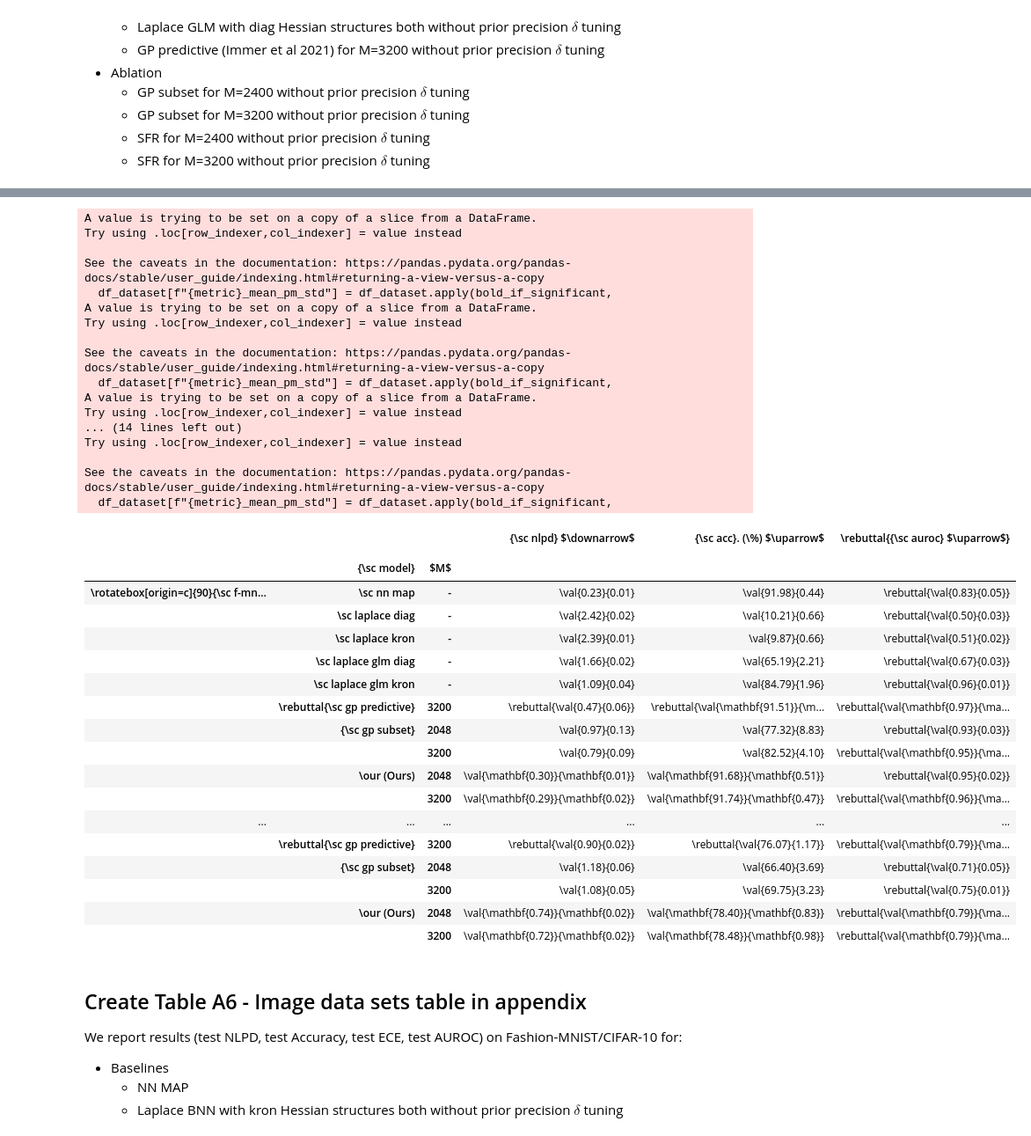
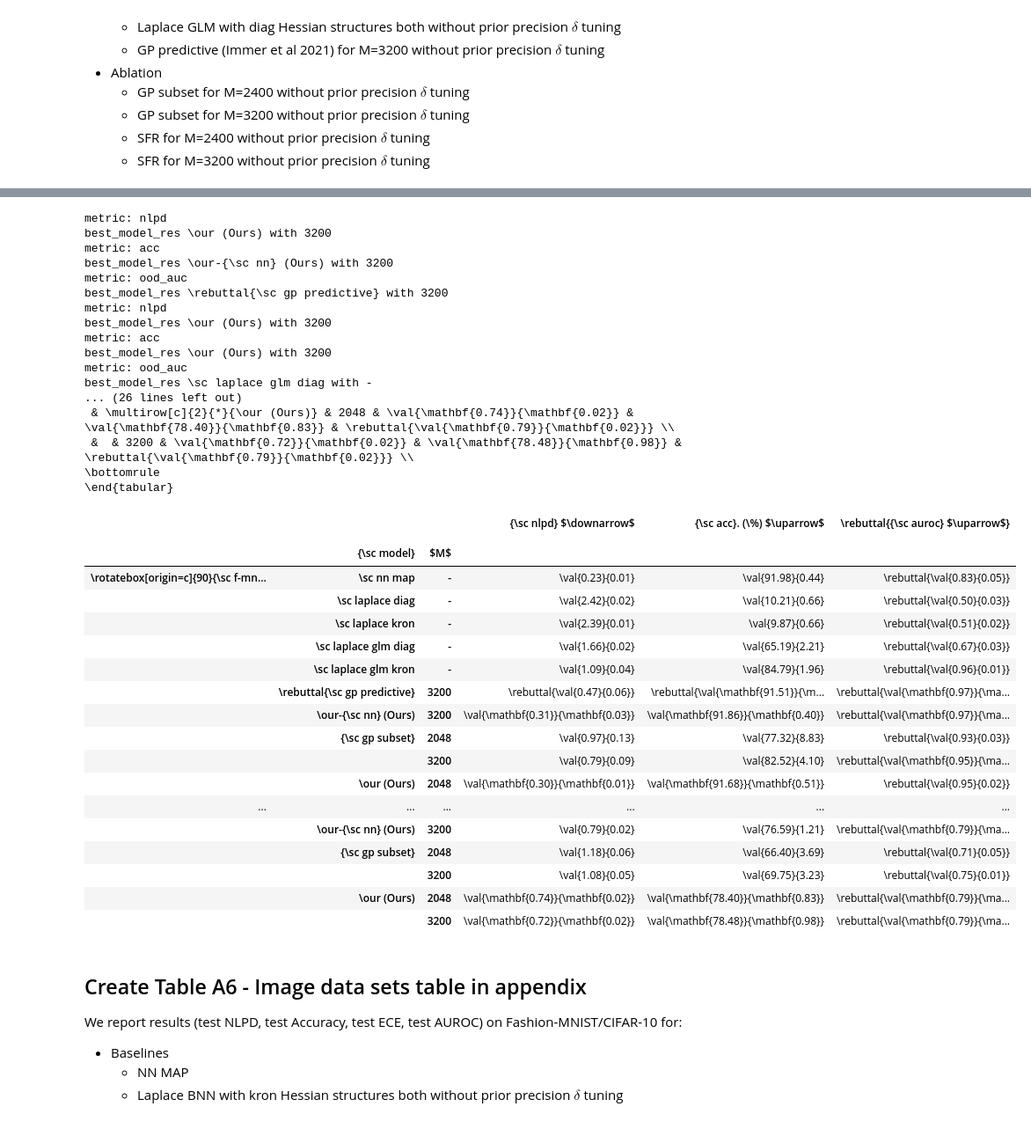
Before and after one commit to AaltoML/sfr-experiments, a Jupyter notebook: experiments/sl/media/image-experiments-create-figs+tabs.ipynb, the cells around one changed output, grey strips where cells are left out. Shown at 88% size. Drawn from its saved outputs; the diff is of its cells as text; code cells hidden in the pictures.

Commit message:
updated using make

```diff
--- a/experiments/sl/media/image-experiments-create-figs+tabs.ipynb
+++ b/experiments/sl/media/image-experiments-create-figs+tabs.ipynb
@@ -245,8 +245,10 @@ def create_table_1(df, print_latex: bool = False, save: bool = False):
         "BNN kron",
         "GLM kron",
         "GP Subset (NN)", # GP predictive
+        "SFR (NN)",
         "GP Subset (GP)",
         "SFR (GP)",
+        # "SFR (NN)",
     ]
     INDEX = [
         ('FMNIST',          '\sc nn map',    '-'),
@@ -255,20 +257,26 @@ def create_table_1(df, print_latex: bool = False, save: bool = False):
         ('FMNIST',        '\sc laplace glm diag',    '-'),
         ('FMNIST',        '\sc laplace glm kron',    '-'),
         ('FMNIST', '\\rebuttal{\sc gp predictive}', 3200.0),
+        ('FMNIST',                '\our-{\sc nn} (Ours)', 3200.0),
         ('FMNIST',     '{\sc gp subset}', 2048.0),
         ('FMNIST',     '{\sc gp subset}', 3200.0),
         ('FMNIST',                '\our (Ours)', 2048.0),
         ('FMNIST',                '\our (Ours)', 3200.0),
+        # ('FMNIST',                '\our-{\sc nn} (Ours)', 2048.0),
+        # ('FMNIST',                '\our-{\sc nn} (Ours)', 3200.0),
         ('CIFAR10',          '\sc nn map',    '-'),
         ('CIFAR10',        '\sc laplace diag',    '-'),
         ('CIFAR10',        '\sc laplace kron',    '-'),
         ('CIFAR10',        '\sc laplace glm diag',    '-'),
         ('CIFAR10',        '\sc laplace glm kron',    '-'),
         ('CIFAR10', '\\rebuttal{\sc gp predictive}', 3200.0),
+        ('CIFAR10',                '\our-{\sc nn} (Ours)', 3200.0),
         ('CIFAR10',     '{\sc gp subset}', 2048.0),
         ('CIFAR10',     '{\sc gp subset}', 3200.0),
         ('CIFAR10',                '\our (Ours)', 2048.0),
         ('CIFAR10',                '\our (Ours)', 3200.0),
+        # ('CIFAR10',                '\our-{\sc nn} (Ours)', 2048.0),
+        # ('CIFAR10',                '\our-{\sc nn} (Ours)', 3200.0),
     ]
     # Only keeps models we want in table
     df_table = df[df["model"].isin(MODEL_LIST)]
@@ -281,9 +289,10 @@ def create_table_1(df, print_latex: bool = False, save: bool = False):
         "BNN kron": "\sc laplace kron",
         "GLM kron": "\sc laplace glm kron",
         "GP Subset (NN)": "\\rebuttal{\sc gp predictive}",
+        "SFR (NN)": "\our-{\sc nn} (Ours)",
         "GP Subset (GP)": "{\sc gp subset}",
         "SFR (GP)": "\our (Ours)",
-        # "SFR (NN)": "\our (\sc nn)",
+        # "SFR (NN)": "\our-{\sc nn} (Ours)",
     }
 
     def rename_model(row):
@@ -385,35 +394,35 @@ best_model_res \sc laplace glm diag with -
-A value is trying to be set on a copy of a slice from a DataFrame.
-Try using .loc[row_indexer,col_indexer] = value instead
-
-See the caveats in the documentation: https://pandas.pydata.org/pandas-docs/stable/user_guide/indexing.html#returning-a-view-versus-a-copy
-  df_dataset[f"{metric}_mean_pm_std"] = df_dataset.apply(bold_if_significant,
-A value is trying to be set on a copy of a slice from a DataFrame.
-Try using .loc[row_indexer,col_indexer] = value instead
-
-See the caveats in the documentation: https://pandas.pydata.org/pandas-docs/stable/user_guide/indexing.html#returning-a-view-versus-a-copy
-  df_dataset[f"{metric}_mean_pm_std"] = df_dataset.apply(bold_if_significant,
-A value is trying to be set on a copy of a slice from a DataFrame.
-Try using .loc[row_indexer,col_indexer] = value instead
-... (14 lines left out)
-Try using .loc[row_indexer,col_indexer] = value instead
-
-See the caveats in the documentation: https://pandas.pydata.org/pandas-docs/stable/user_guide/indexing.html#returning-a-view-versus-a-copy
-  df_dataset[f"{metric}_mean_pm_std"] = df_dataset.apply(bold_if_significant,
+metric: nlpd
+best_model_res \our (Ours) with 3200
+metric: acc
+best_model_res \our-{\sc nn} (Ours) with 3200
+metric: ood_auc
+best_model_res \rebuttal{\sc gp predictive} with 3200
+metric: nlpd
+best_model_res \our (Ours) with 3200
+metric: acc
+best_model_res \our (Ours) with 3200
+metric: ood_auc
+best_model_res \sc laplace glm diag with -
+... (26 lines left out)
+ & \multirow[c]{2}{*}{\our (Ours)} & 2048 & \val{\mathbf{0.74}}{\mathbf{0.02}} & \val{\mathbf{78.40}}{\mathbf{0.83}} & \rebuttal{\val{\mathbf{0.79}}{\mathbf{0.02}}} \\
+ &  & 3200 & \val{\mathbf{0.72}}{\mathbf{0.02}} & \val{\mathbf{78.48}}{\mathbf{0.98}} & \rebuttal{\val{\mathbf{0.79}}{\mathbf{0.02}}} \\
+\bottomrule
+\end{tabular}
 |  |  |  | {\sc nlpd} $\downarrow$ | {\sc acc}. (\%) $\uparrow$ | \rebuttal{{\sc auroc} $\uparrow$} |
 |  |  |  |  |  |  |
 |  | {\sc model} | $M$ |  |  |  |
 | \rotatebox[origin=c]{90}{\sc f-mn... | \sc nn map | - | \val{0.23}{0.01} | \val{91.98}{0.44} | \rebuttal{\val{0.83}{0.05}} |
 |  | \sc laplace diag | - | \val{2.42}{0.02} | \val{10.21}{0.66} | \rebuttal{\val{0.50}{0.03}} |
 |  | \sc laplace kron | - | \val{2.39}{0.01} | \val{9.87}{0.66} | \rebuttal{\val{0.51}{0.02}} |
 |  | \sc laplace glm diag | - | \val{1.66}{0.02} | \val{65.19}{2.21} | \rebuttal{\val{0.67}{0.03}} |
 |  | \sc laplace glm kron | - | \val{1.09}{0.04} | \val{84.79}{1.96} | \rebuttal{\val{0.96}{0.01}} |
 |  | \rebuttal{\sc gp predictive} | 3200 | \rebuttal{\val{0.47}{0.06}} | \rebuttal{\val{\mathbf{91.51}}{\m... | \rebuttal{\val{\mathbf{0.97}}{\ma... |
+|  | \our-{\sc nn} (Ours) | 3200 | \val{\mathbf{0.31}}{\mathbf{0.03}} | \val{\mathbf{91.86}}{\mathbf{0.40}} | \rebuttal{\val{\mathbf{0.97}}{\ma... |
 |  | {\sc gp subset} | 2048 | \val{0.97}{0.13} | \val{77.32}{8.83} | \rebuttal{\val{0.93}{0.03}} |
 |  |  | 3200 | \val{0.79}{0.09} | \val{82.52}{4.10} | \rebuttal{\val{\mathbf{0.95}}{\ma... |
 |  | \our (Ours) | 2048 | \val{\mathbf{0.30}}{\mathbf{0.01}} | \val{\mathbf{91.68}}{\mathbf{0.51}} | \rebuttal{\val{0.95}{0.02}} |
-|  |  | 3200 | \val{\mathbf{0.29}}{\mathbf{0.02}} | \val{\mathbf{91.74}}{\mathbf{0.47}} | \rebuttal{\val{\mathbf{0.96}}{\ma... |
 | ... | ... | ... | ... | ... | ... |
-|  | \rebuttal{\sc gp predictive} | 3200 | \rebuttal{\val{0.90}{0.02}} | \rebuttal{\val{76.07}{1.17}} | \rebuttal{\val{\mathbf{0.79}}{\ma... |
+|  | \our-{\sc nn} (Ours) | 3200 | \val{0.79}{0.02} | \val{76.59}{1.21} | \rebuttal{\val{\mathbf{0.79}}{\ma... |
 |  | {\sc gp subset} | 2048 | \val{1.18}{0.06} | \val{66.40}{3.69} | \rebuttal{\val{0.71}{0.05}} |
 |  |  | 3200 | \val{1.08}{0.05} | \val{69.75}{3.23} | \rebuttal{\val{0.75}{0.01}} |
 |  | \our (Ours) | 2048 | \val{\mathbf{0.74}}{\mathbf{0.02}} | \val{\mathbf{78.40}}{\mathbf{0.83}} | \rebuttal{\val{\mathbf{0.79}}{\ma... |
```
Also changed, not shown: parts of 5 cells of this notebook, 17 other files.
